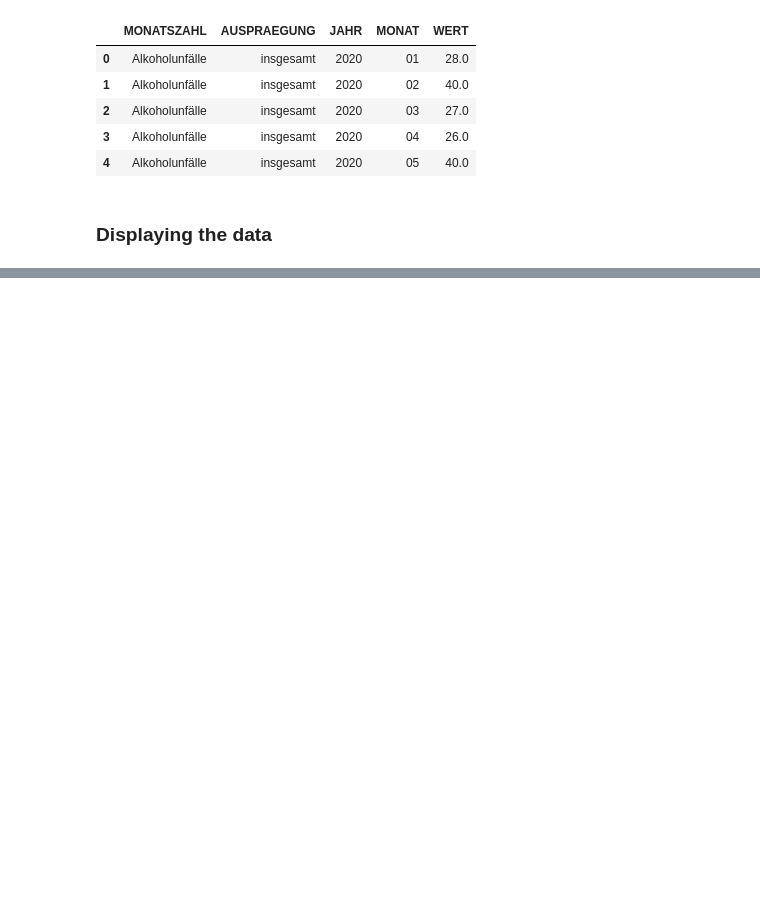
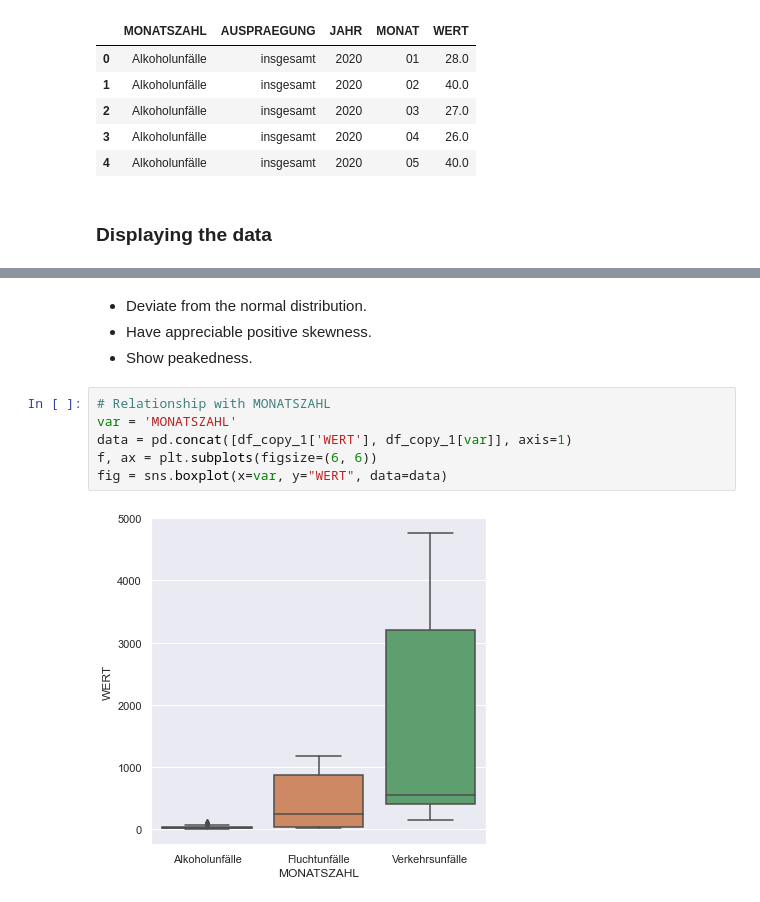
Before and after one commit to hoangledoan/AI-Challenge, a Jupyter notebook: challenge.ipynb, the cells around one changed output, grey strips where cells are left out. Drawn from its saved outputs; the diff is of its cells as text; blank space fills up the shorter version.

```diff
--- a/challenge.ipynb
+++ b/challenge.ipynb
@@ -99,0 +119,12 @@ See the caveats in the documentation: https://pandas.pydata.org/pandas-docs/stab
+# %% [markdown]
+- Deviate from the normal distribution.
+- Have appreciable positive skewness.
+- Show peakedness.
+# %%
+# Relationship with MONATSZAHL
+var = 'MONATSZAHL'
+data = pd.concat([df_copy_1['WERT'], df_copy_1[var]], axis=1)
+f, ax = plt.subplots(figsize=(6, 6))
+fig = sns.boxplot(x=var, y="WERT", data=data)
+# %% [output]
+[figure, added]
```
Also changed, not shown: parts of 30 cells of this notebook.
